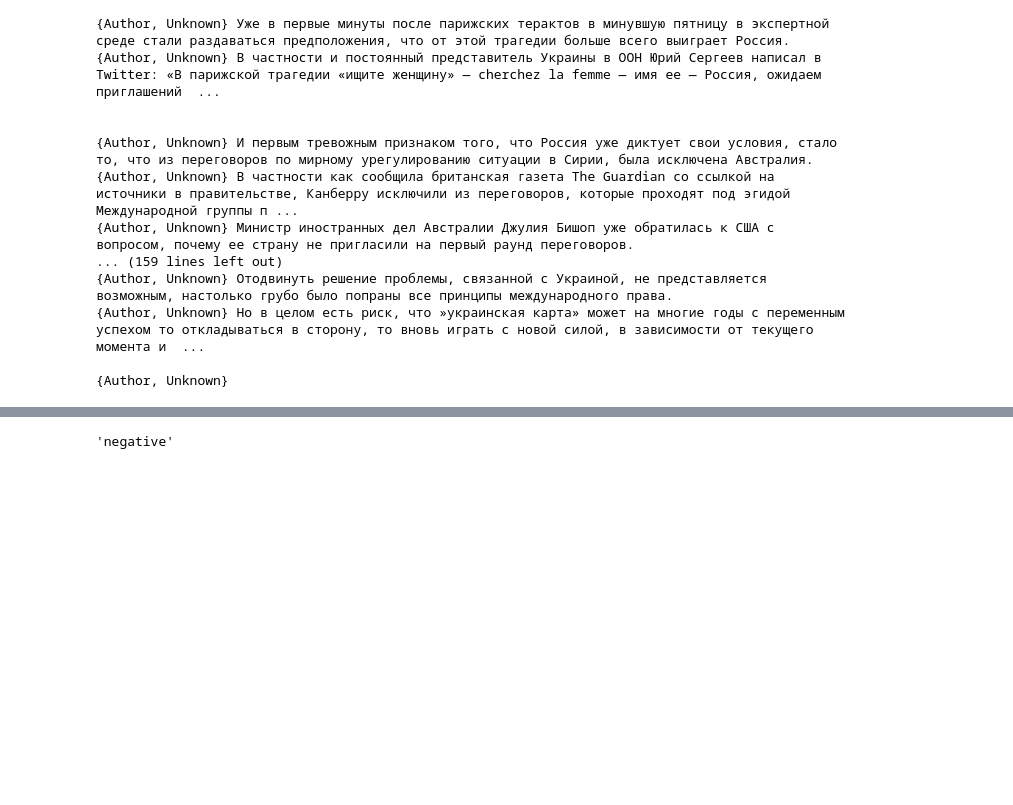
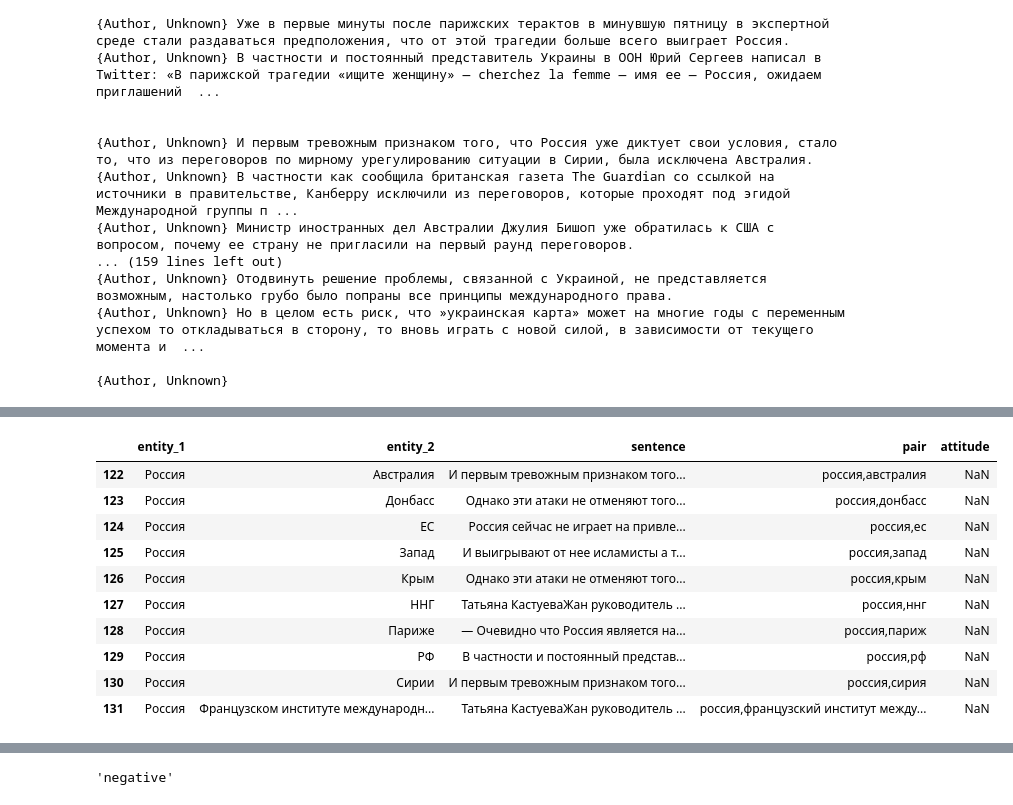
Before and after one commit to DmitrySerg/HSE-NLP-Summer-School, a Jupyter notebook: NLP_summerschool.ipynb, the cells around one changed output, grey strips where cells are left out. Drawn from its saved outputs; the diff is of its cells as text; code cells hidden in the pictures; blank space fills up the shorter version.

```diff
--- a/NLP_summerschool.ipynb
+++ b/NLP_summerschool.ipynb
@@ -442,3 +483,19 @@ PAIRS
+# %%
+PAIRS_JOINED = PAIRS.join(answer.attitude, on="pair")
+# %%
+PAIRS_JOINED[PAIRS_JOINED.entity_1==u"Россия"]
+# %% [output]
+|  | entity_1 | entity_2 | sentence | pair | attitude |
+| 122 | Россия | Австралия | И первым тревожным признаком того... | россия,австралия | NaN |
+| 123 | Россия | Донбасс | Однако эти атаки не отменяют того... | россия,донбасс | NaN |
+| 124 | Россия | ЕС | Россия сейчас не играет на привле... | россия,ес | NaN |
+| 125 | Россия | Запад | И выигрывают от нее исламисты а т... | россия,запад | NaN |
+| 126 | Россия | Крым | Однако эти атаки не отменяют того... | россия,крым | NaN |
+| 127 | Россия | ННГ | Татьяна КастуеваЖан руководитель ... | россия,ннг | NaN |
+| 128 | Россия | Париже | — Очевидно что Россия является на... | россия,париж | NaN |
+| 129 | Россия | РФ | В частности и постоянный представ... | россия,рф | NaN |
+| 130 | Россия | Сирии | И первым тревожным признаком того... | россия,сирия | NaN |
+| 131 | Россия | Французском институте международн... | Татьяна КастуеваЖан руководитель ... | россия,французский институт между... | NaN |
 # %%
 word = lemmatize(cur_sentence)
 # %%
```
Also changed, not shown: parts of 19 cells of this notebook.
